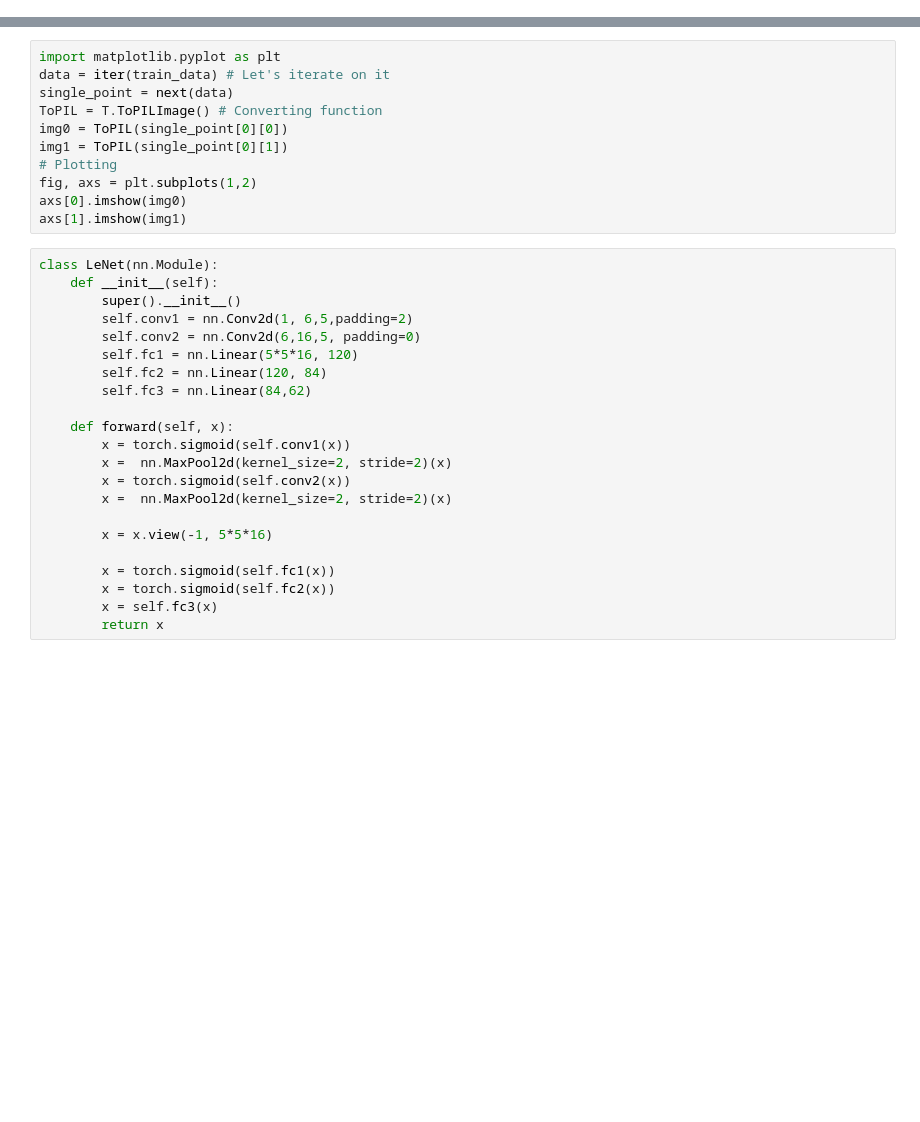
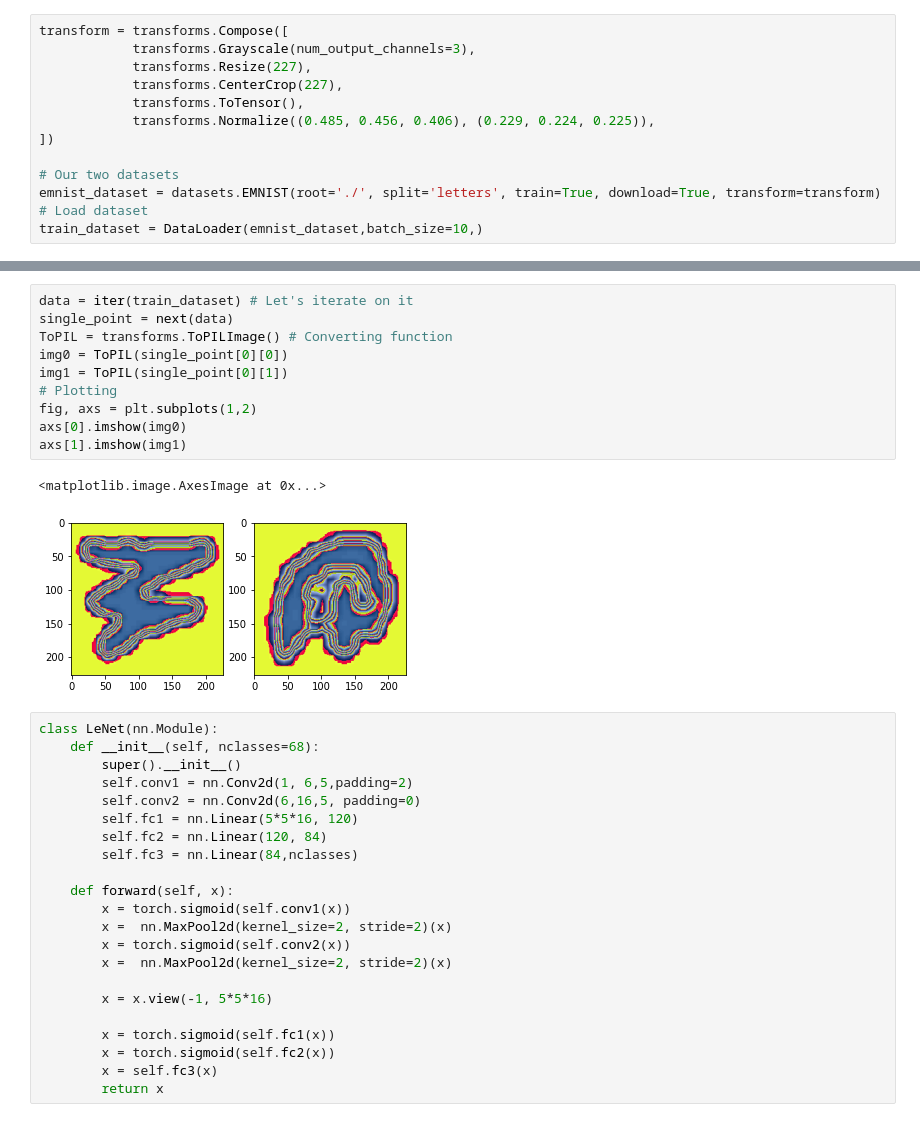
Before and after one commit to WizardGit/CharacterRecognition, a Jupyter notebook: letters/FinalProjectLetters.ipynb, the cells around one changed output, grey strips where cells are left out. Saved outputs shown, nothing was run; the diff lists cells and outputs as text; blank space fills up the shorter version.

```diff
--- a/letters/FinalProjectLetters.ipynb
+++ b/letters/FinalProjectLetters.ipynb
@@ -39,0 +45,13 @@ train_data = DataLoader(emnist_dataset,
+# %%
+transform = transforms.Compose([
+            transforms.Grayscale(num_output_channels=3),
+            transforms.Resize(227),
+            transforms.CenterCrop(227),
+            transforms.ToTensor(),
+            transforms.Normalize((0.485, 0.456, 0.406), (0.229, 0.224, 0.225)),
+])
+
+# Our two datasets
+emnist_dataset = datasets.EMNIST(root='./', split='letters', train=True, download=True, transform=transform)
+# Load dataset
+train_dataset = DataLoader(emnist_dataset,batch_size=10,)
@@ -40,23 +61,25 @@ train_data = DataLoader(emnist_dataset,
 # %%
-import matplotlib.pyplot as plt
-data = iter(train_data) # Let's iterate on it
+data = iter(train_dataset) # Let's iterate on it
 single_point = next(data)
-ToPIL = T.ToPILImage() # Converting function
+ToPIL = transforms.ToPILImage() # Converting function
 img0 = ToPIL(single_point[0][0])
 img1 = ToPIL(single_point[0][1])
 # Plotting
 fig, axs = plt.subplots(1,2)
 axs[0].imshow(img0)
 axs[1].imshow(img1)
+# %% [output]
+<matplotlib.image.AxesImage at 0x...>
+[figure, added]
 # %%
 class LeNet(nn.Module):
-    def __init__(self):
+    def __init__(self, nclasses=68):
         super().__init__()
         self.conv1 = nn.Conv2d(1, 6,5,padding=2)
         self.conv2 = nn.Conv2d(6,16,5, padding=0)
         self.fc1 = nn.Linear(5*5*16, 120)
         self.fc2 = nn.Linear(120, 84)
-        self.fc3 = nn.Linear(84,62)
+        self.fc3 = nn.Linear(84,nclasses)
 
     def forward(self, x):
         x = torch.sigmoid(self.conv1(x))
```
Also changed, not shown: parts of 11 cells of this notebook, 1 other file.
